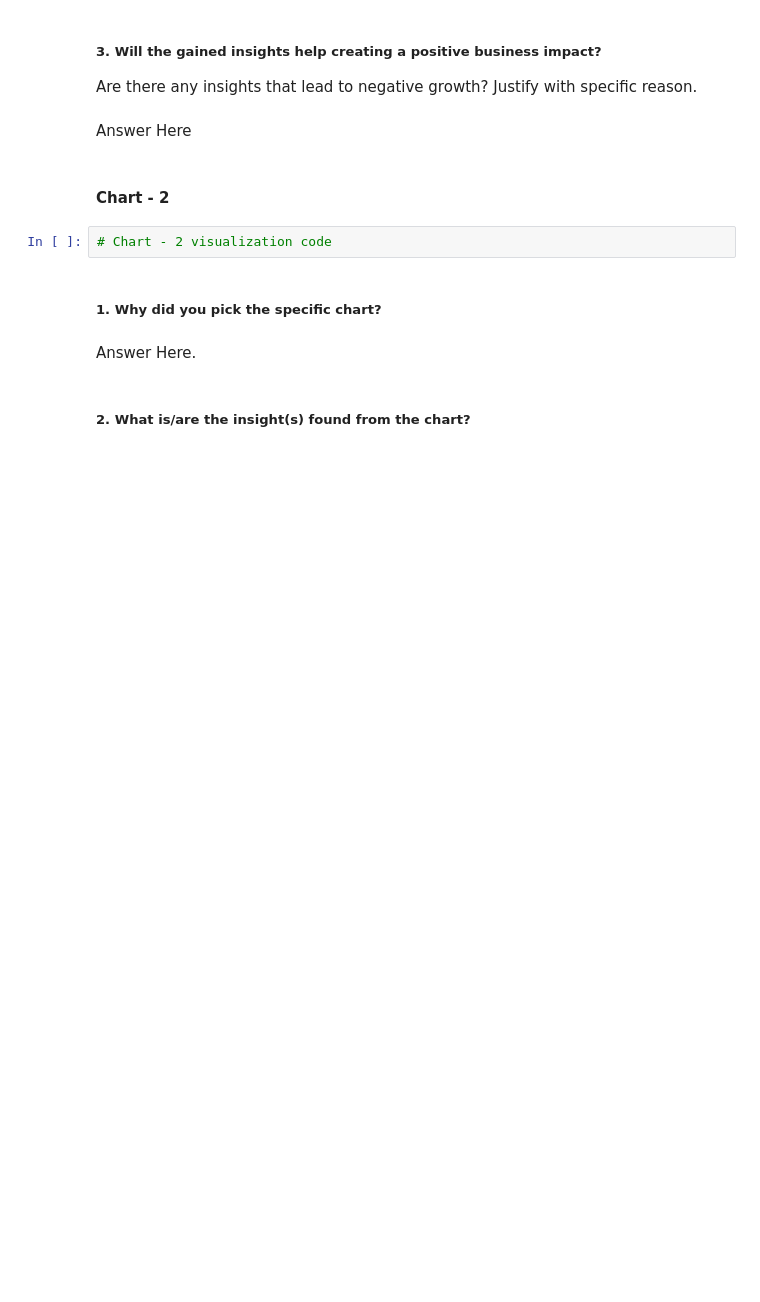
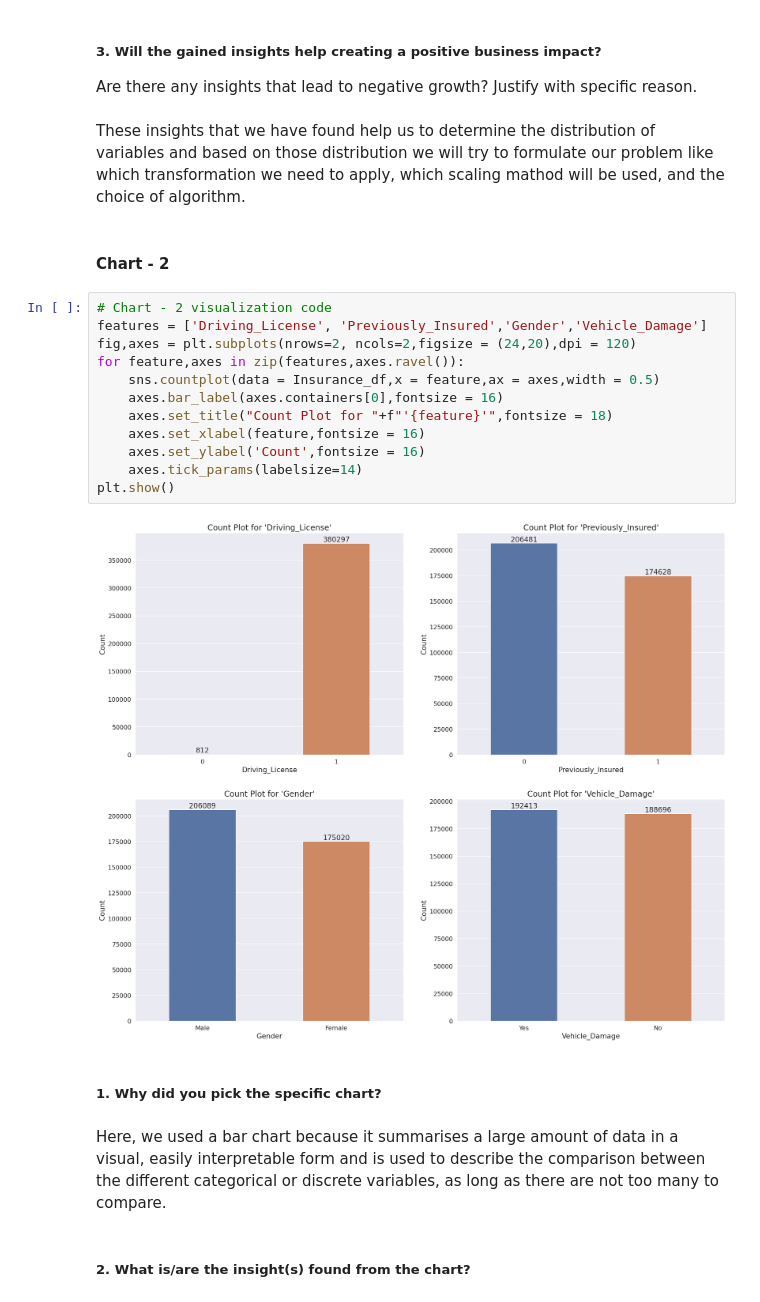
Before and after one commit to abhijain1216/Health-Insurance-Cross-Sell-Prediction-Classification-Project, a Jupyter notebook: Health_Insurance_Cross_Sell_Prediction_Classification_Project.ipynb, the cells around one changed output. Saved outputs shown, nothing was run; the diff lists cells and outputs as text; blank space fills up the shorter version.

```diff
--- a/Health_Insurance_Cross_Sell_Prediction_Classification_Project.ipynb
+++ b/Health_Insurance_Cross_Sell_Prediction_Classification_Project.ipynb
@@ -202,15 +345,27 @@ Answer Here
 # %% [markdown]
 ##### 3. Will the gained insights help creating a positive business impact?
 Are there any insights that lead to negative growth? Justify with specific reason.
-# %% [markdown]
-Answer Here
+# %% [markdown]
+These insights that we have found help us to determine the distribution of variables and based on those distribution we will try to formulate our problem like which transformation we need to apply, which scaling mathod will be used, and the choice of algorithm.
 # %% [markdown]
 #### Chart - 2
-# %%
-# Chart - 2 visualization code
+# %%
+# Chart - 2 visualization code
+features = ['Driving_License', 'Previously_Insured','Gender','Vehicle_Damage']
+fig,axes = plt.subplots(nrows=2, ncols=2,figsize = (24,20),dpi = 120)
+for feature,axes in zip(features,axes.ravel()):
+    sns.countplot(data = Insurance_df,x = feature,ax = axes,width = 0.5)
+    axes.bar_label(axes.containers[0],fontsize = 16)
+    axes.set_title("Count Plot for "+f"'{feature}'",fontsize = 18)
+    axes.set_xlabel(feature,fontsize = 16)
+    axes.set_ylabel('Count',fontsize = 16)
+    axes.tick_params(labelsize=14)
+plt.show()
+# %% [output]
+[figure, added]
 # %% [markdown]
 ##### 1. Why did you pick the specific chart?
-# %% [markdown]
-Answer Here.
+# %% [markdown]
+Here, we used a bar chart because it summarises a large amount of data in a visual, easily interpretable form and is used to describe the comparison between the different categorical or discrete variables, as long as there are not too many to compare.
 # %% [markdown]
 ##### 2. What is/are the insight(s) found from the chart?
```
Also changed, not shown: parts of 52 cells of this notebook.
